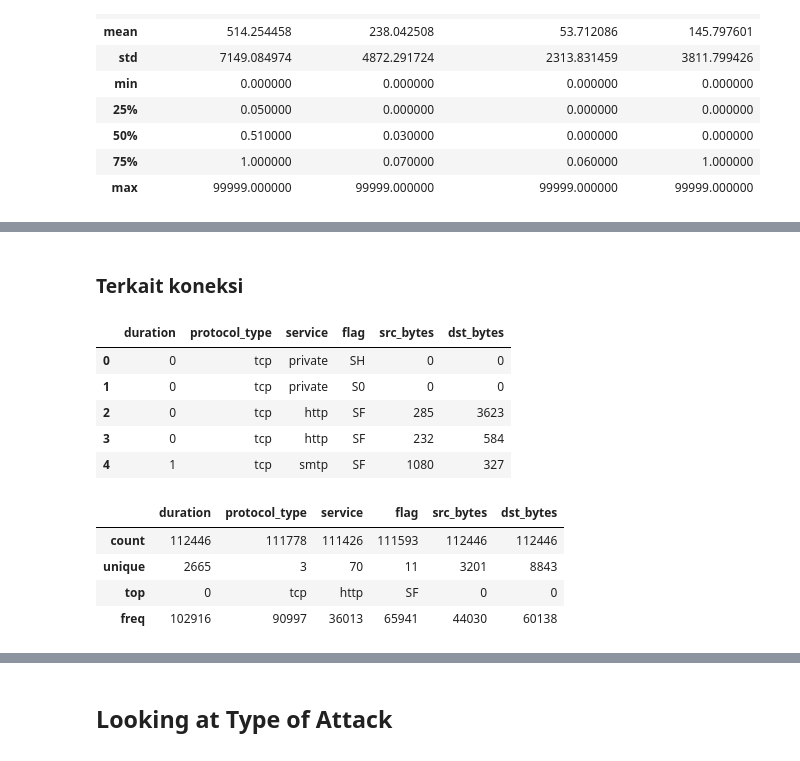
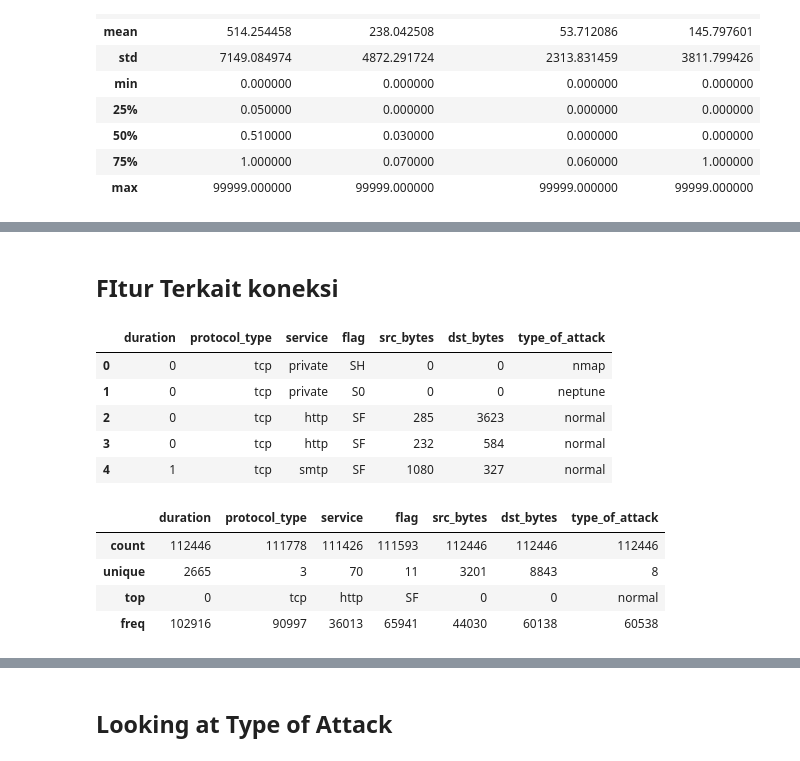
Before and after one commit to euclideands/DAC-2023, a Jupyter notebook: DAC_2023_Development_2.0.ipynb, the cells around one changed output, grey strips where cells are left out. Cells and saved outputs as stored; diff of their text form; code cells hidden in the pictures.

```diff
--- a/DAC_2023_Development_2.0.ipynb
+++ b/DAC_2023_Development_2.0.ipynb
@@ -157,23 +289,23 @@ k_secure['num_failed_logins'].value_counts()
 # %% [markdown]
-### Terkait koneksi
+## FItur Terkait koneksi
 # %%
-c_conection = df_t[['duration', 'protocol_type', 'service', 'flag', 'src_bytes', 'dst_bytes']]
+c_conection = df_t[['duration', 'protocol_type', 'service', 'flag', 'src_bytes', 'dst_bytes', 'type_of_attack']]
 c_conection.head()
 # %% [output]
-|  | duration | protocol_type | service | flag | src_bytes | dst_bytes |
-| 0 | 0 | tcp | private | SH | 0 | 0 |
-| 1 | 0 | tcp | private | S0 | 0 | 0 |
-| 2 | 0 | tcp | http | SF | 285 | 3623 |
-| 3 | 0 | tcp | http | SF | 232 | 584 |
-| 4 | 1 | tcp | smtp | SF | 1080 | 327 |
+|  | duration | protocol_type | service | flag | src_bytes | dst_bytes | type_of_attack |
+| 0 | 0 | tcp | private | SH | 0 | 0 | nmap |
+| 1 | 0 | tcp | private | S0 | 0 | 0 | neptune |
+| 2 | 0 | tcp | http | SF | 285 | 3623 | normal |
+| 3 | 0 | tcp | http | SF | 232 | 584 | normal |
+| 4 | 1 | tcp | smtp | SF | 1080 | 327 | normal |
 # %%
 c_conection.describe()
 # %% [output]
-|  | duration | protocol_type | service | flag | src_bytes | dst_bytes |
-| count | 112446 | 111778 | 111426 | 111593 | 112446 | 112446 |
-| unique | 2665 | 3 | 70 | 11 | 3201 | 8843 |
-| top | 0 | tcp | http | SF | 0 | 0 |
-| freq | 102916 | 90997 | 36013 | 65941 | 44030 | 60138 |
+|  | duration | protocol_type | service | flag | src_bytes | dst_bytes | type_of_attack |
+| count | 112446 | 111778 | 111426 | 111593 | 112446 | 112446 | 112446 |
+| unique | 2665 | 3 | 70 | 11 | 3201 | 8843 | 8 |
+| top | 0 | tcp | http | SF | 0 | 0 | normal |
+| freq | 102916 | 90997 | 36013 | 65941 | 44030 | 60138 | 60538 |
 # %%
 c_conection.info()
 # %% [output]
```
Also changed, not shown: parts of 82 cells of this notebook.
